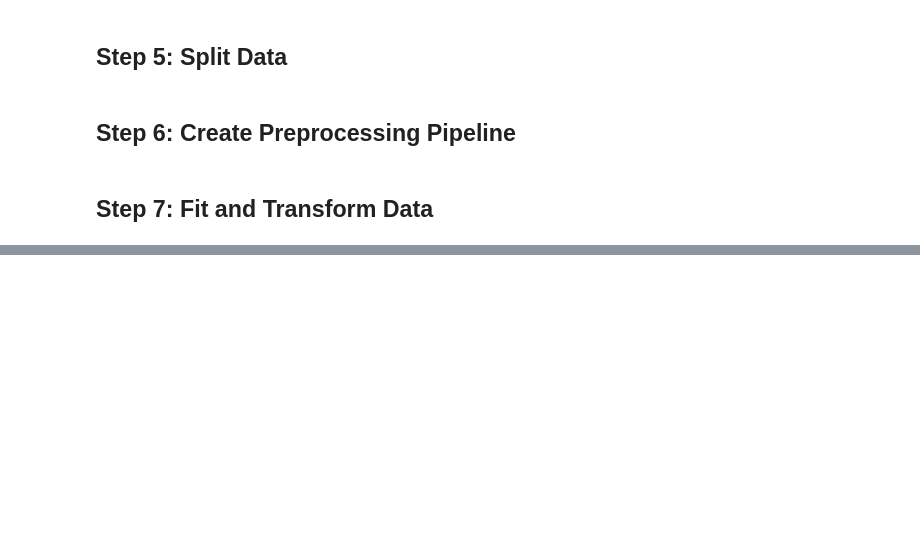
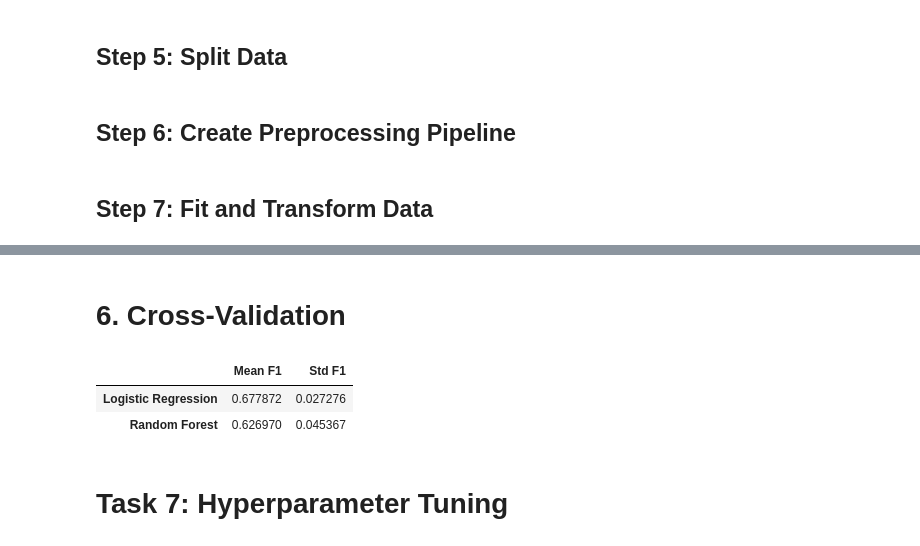
Before and after one commit to nuray-alam/diabetes-prediction-system, a Jupyter notebook: diabetes_prediction.ipynb, the cells around one changed output, grey strips where cells are left out. Cells and saved outputs as stored; diff of their text form; code cells hidden in the pictures; blank space fills up the shorter version.

```diff
--- a/diabetes_prediction.ipynb
+++ b/diabetes_prediction.ipynb
@@ -205,0 +233,13 @@ feature names: ['Pregnancies', 'Glucose', 'BloodPressure', 'SkinThickness', 'Ins
+# %%
+# Pipeline 2: Random Forest
+
+random_forest_model = RandomForestClassifier(
+    n_estimators=100,
+    random_state=42,
+    class_weight='balanced_subsample'
+)
+
+random_forest_pipeline = Pipeline(steps=[
+    ('preprocessor', preprocessor),
+    ('classifier', random_forest_model)
+])
@@ -205,0 +292,6 @@ feature names: ['Pregnancies', 'Glucose', 'BloodPressure', 'SkinThickness', 'Ins
+# %%
+model_to_train = {
+    'Logistic Regression': logistic_pipeline,
+    'Random Forest': random_forest_pipeline,
+    'XGBoost': xgboost_pipeline
+}
@@ -205,0 +336,33 @@ feature names: ['Pregnancies', 'Glucose', 'BloodPressure', 'SkinThickness', 'Ins
+# %% [markdown]
+# 6. Cross-Validation
+# %%
+from sklearn.model_selection import cross_val_score
+
+models = {
+    "Logistic Regression": logistic_pipeline,
+    "Random Forest": random_forest_pipeline
+}
+
+cv_results = {}
+
+for name, model in models.items():
+    scores = cross_val_score(
+        model,
+        X_train,
+        y_train,
+        cv=5,
+        scoring="f1"
+    )
+    cv_results[name] = {
+        "Mean F1": scores.mean(),
+        "Std F1": scores.std()
+    }
+
+cv_results_df = pd.DataFrame(cv_results).T
+cv_results_df
+# %% [output]
+|  | Mean F1 | Std F1 |
+| Logistic Regression | 0.677872 | 0.027276 |
+| Random Forest | 0.626970 | 0.045367 |
+# %% [markdown]
+# Task 7: Hyperparameter Tuning
```
Also changed, not shown: parts of 20 cells of this notebook.
